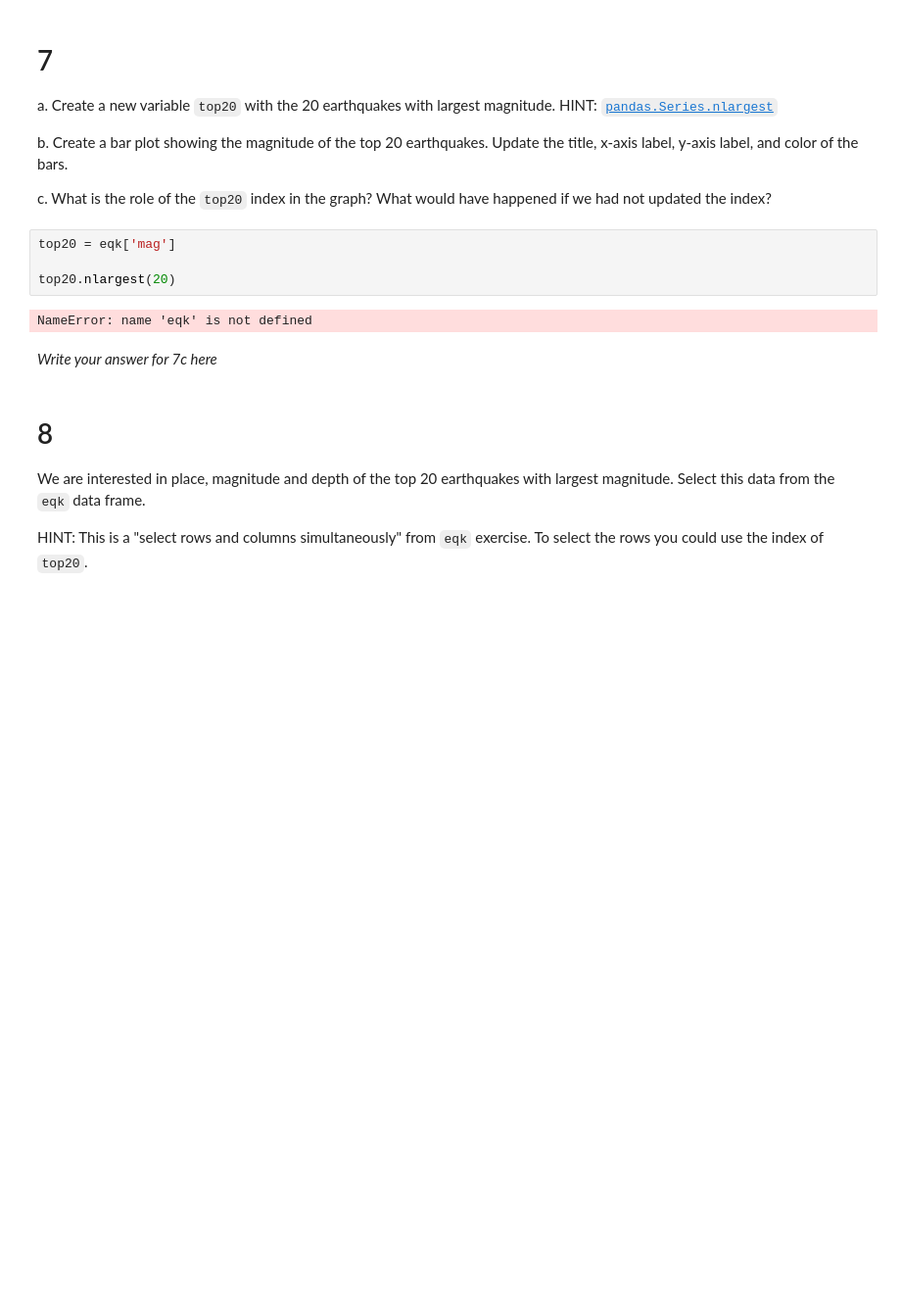
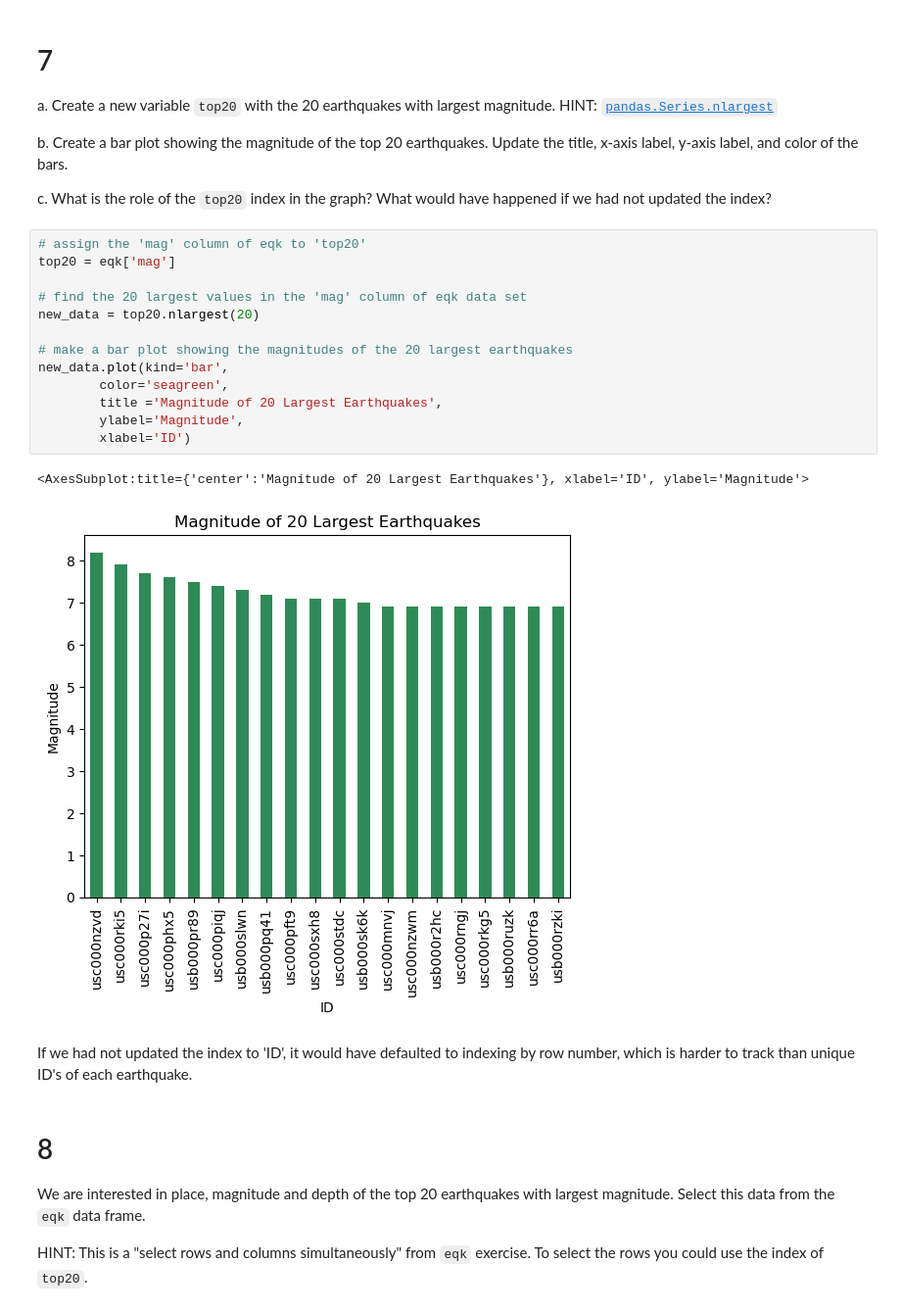
Before and after one commit to fletcher-m/eds220-hwk-1, a Jupyter notebook: hwk1-task4.ipynb, the cells around one changed output. Shown at 98% size. Saved outputs shown, nothing was run; the diff lists cells and outputs as text; blank space fills up the shorter version.

```diff
--- a/hwk1-task4.ipynb
+++ b/hwk1-task4.ipynb
@@ -156,14 +161,24 @@ a. Create a new variable `top20` with the 20 earthquakes with largest magnitude.
 b. Create a bar plot showing the magnitude of the top 20 earthquakes. Update the title, x-axis label, y-axis label, and color of the bars.
 
 c. What is the role of the `top20` index in the graph? What would have happened if we had not updated the index?
-# %%
-top20 = eqk['mag']
-
-top20.nlargest(20)
-# %% [output]
-NameError: name 'eqk' is not defined
-# %% [markdown]
-*Write your answer for 7c here*
+# %%
+# assign the 'mag' column of eqk to 'top20'
+top20 = eqk['mag']
+
+# find the 20 largest values in the 'mag' column of eqk data set
+new_data = top20.nlargest(20)
+
+# make a bar plot showing the magnitudes of the 20 largest earthquakes
+new_data.plot(kind='bar',
+        color='seagreen',
+        title ='Magnitude of 20 Largest Earthquakes',
+        ylabel='Magnitude',
+        xlabel='ID')
+# %% [output]
+<AxesSubplot:title={'center':'Magnitude of 20 Largest Earthquakes'}, xlabel='ID', ylabel='Magnitude'>
+[figure, added]
+# %% [markdown]
+If we had not updated the index to 'ID', it would have defaulted to indexing by row number, which is harder to track than unique ID's of each earthquake.
 # %% [markdown]
 # 8
 We are interested in place, magnitude and depth of the top 20 earthquakes with largest magnitude. Select this data from the `eqk` data frame.
```
Also changed, not shown: parts of 5 cells of this notebook.
